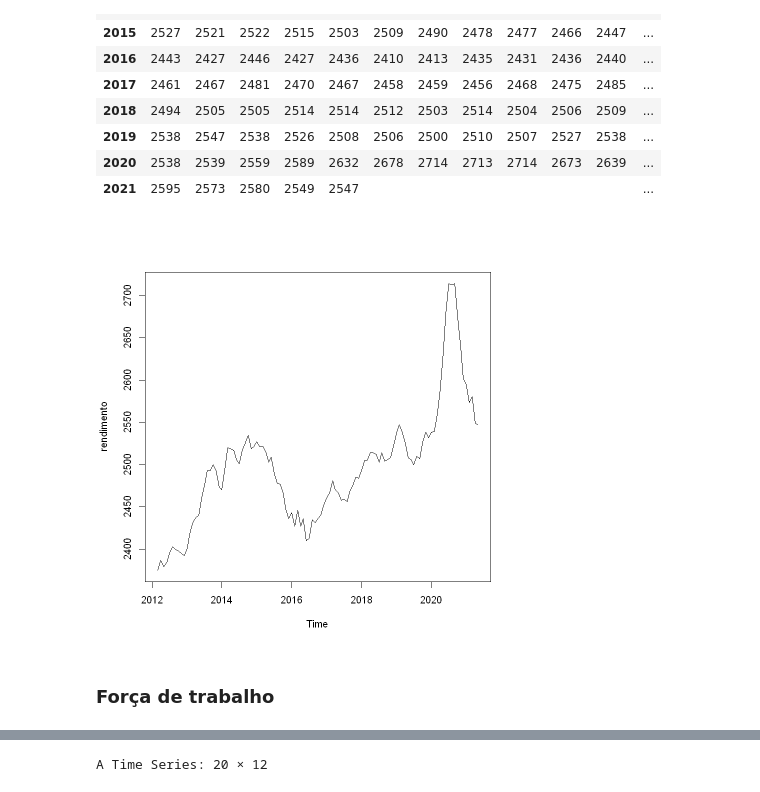
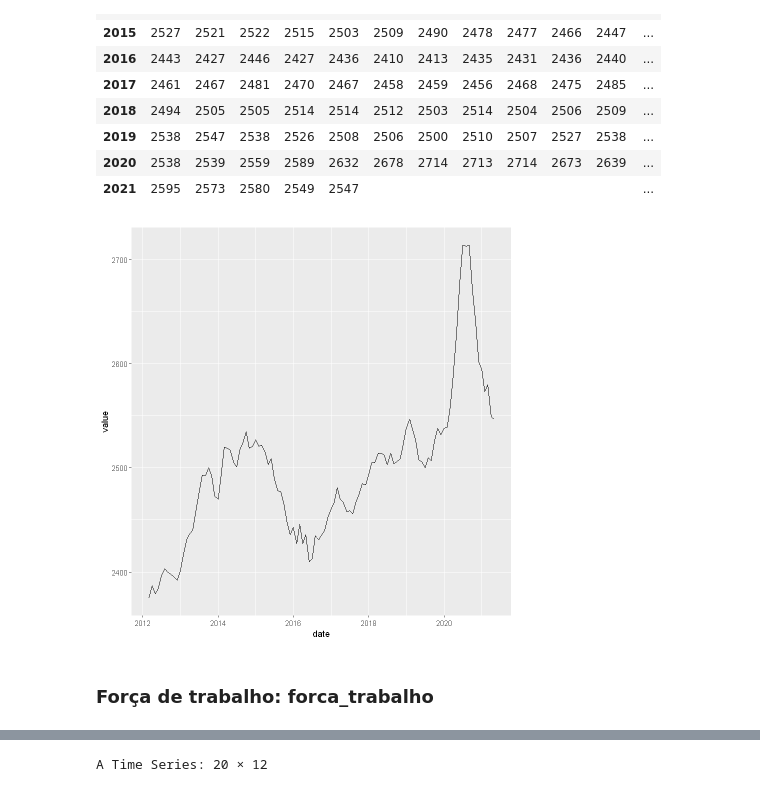
Before and after one commit to emariot/analise_dados, a Jupyter notebook: previsao_pib_nowcasting_R.ipynb, the cells around one changed output, grey strips where cells are left out. Drawn from its saved outputs; the diff is of its cells as text; code cells hidden in the pictures.

```diff
--- a/previsao_pib_nowcasting_R.ipynb
+++ b/previsao_pib_nowcasting_R.ipynb
@@ -125,11 +70,12 @@ A Time Series: 10 × 12
 | 2020 | 2538 | 2539 | 2559 | 2589 | 2632 | 2678 | 2714 | 2713 | 2714 | 2673 | 2639 | ... |
 | 2021 | 2595 | 2573 | 2580 | 2549 | 2547 |  |  |  |  |  |  | ... |
 # %%
-plot(rendimento)
+rendimento %>%
+    ggplot(aes(x=date, y=value))+geom_line()
 # %% [output]
-[figure, old version]
+[figure, new version]
 # %% [markdown]
-### Força de trabalho
+### Força de trabalho: forca_trabalho
 # %%
 forca_trabalho = ipeadata("PNADC12_FT12") %>%
     select(date, value)
```
Also changed, not shown: parts of 98 cells of this notebook.
